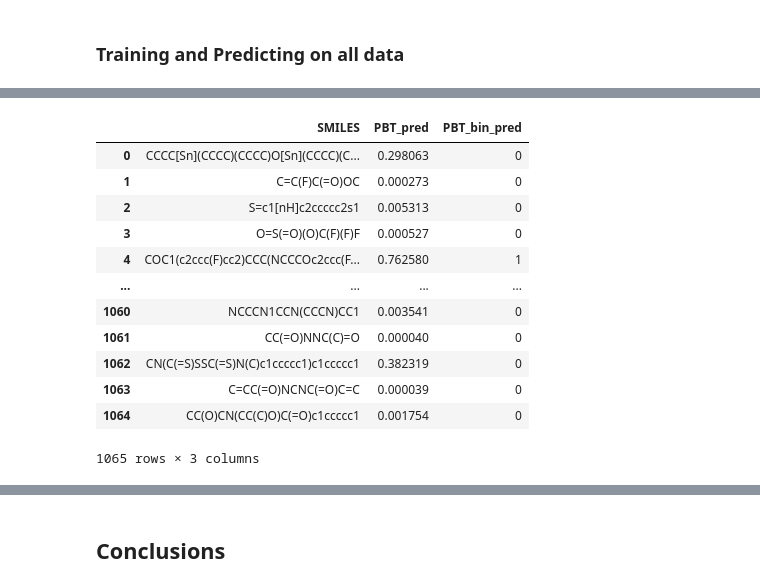
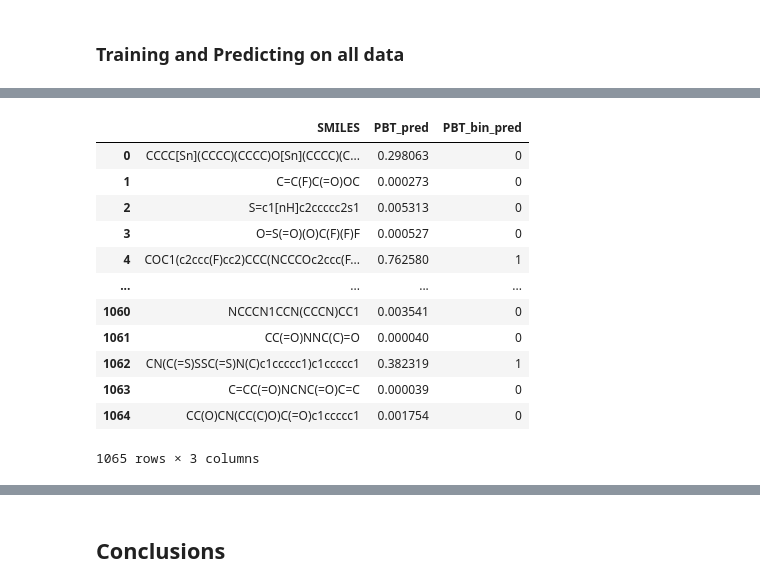
Before and after one commit to domingasbd/PBT-project, a Jupyter notebook: Training_and_predicting_splitting_strategies.ipynb, the cells around one changed output, grey strips where cells are left out. Drawn from its saved outputs; the diff is of its cells as text; code cells hidden in the pictures.

```diff
--- a/Training_and_predicting_splitting_strategies.ipynb
+++ b/Training_and_predicting_splitting_strategies.ipynb
@@ -2202,18 +2623,18 @@ Best Cutoff: 0.51, Best Accuracy: 0.9107981220657277
 # %%
-test_final_pred['PBT_bin_pred'] = (test_final_pred['PBT_label'] > 0.51).astype(int)
+test_final_pred['PBT_bin_pred'] = (test_final_pred['PBT_label'] > 0.38).astype(int)
 test_final_pred.columns = [['SMILES', 'PBT_pred', 'PBT_bin_pred']]
 test_final_pred
 # %% [output]
 |  | SMILES | PBT_pred | PBT_bin_pred |
 | 0 | CCCC[Sn](CCCC)(CCCC)O[Sn](CCCC)(C... | 0.298063 | 0 |
 | 1 | C=C(F)C(=O)OC | 0.000273 | 0 |
 | 2 | S=c1[nH]c2ccccc2s1 | 0.005313 | 0 |
 | 3 | O=S(=O)(O)C(F)(F)F | 0.000527 | 0 |
 | 4 | COC1(c2ccc(F)cc2)CCC(NCCCOc2ccc(F... | 0.762580 | 1 |
 | ... | ... | ... | ... |
 | 1060 | NCCCN1CCN(CCCN)CC1 | 0.003541 | 0 |
 | 1061 | CC(=O)NNC(C)=O | 0.000040 | 0 |
-| 1062 | CN(C(=S)SSC(=S)N(C)c1ccccc1)c1ccccc1 | 0.382319 | 0 |
+| 1062 | CN(C(=S)SSC(=S)N(C)c1ccccc1)c1ccccc1 | 0.382319 | 1 |
 | 1063 | C=CC(=O)NCNC(=O)C=C | 0.000039 | 0 |
 | 1064 | CC(O)CN(CC(C)O)C(=O)c1ccccc1 | 0.001754 | 0 |
 1065 rows × 3 columns
```
Also changed, not shown: parts of 44 cells of this notebook.
